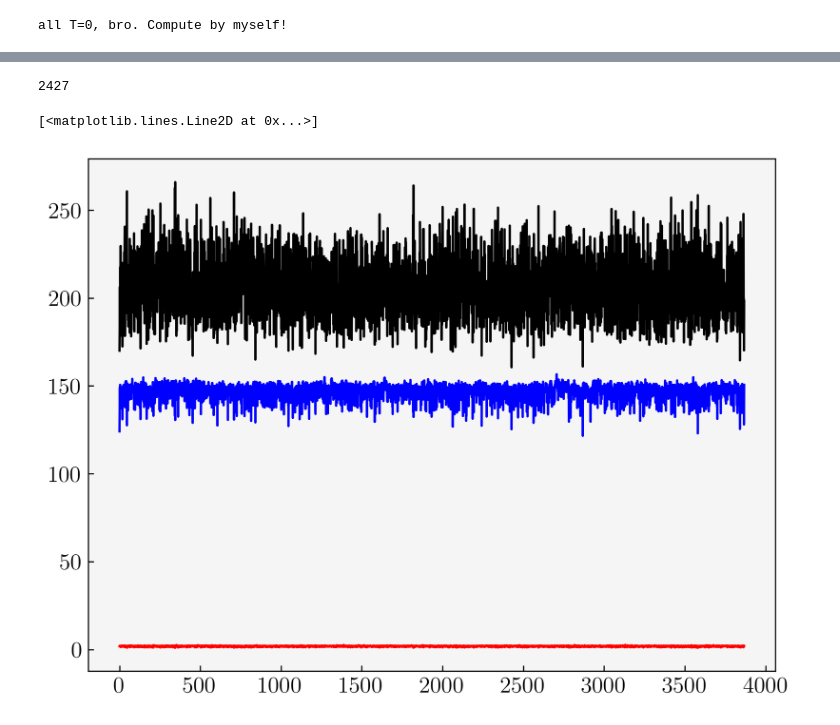
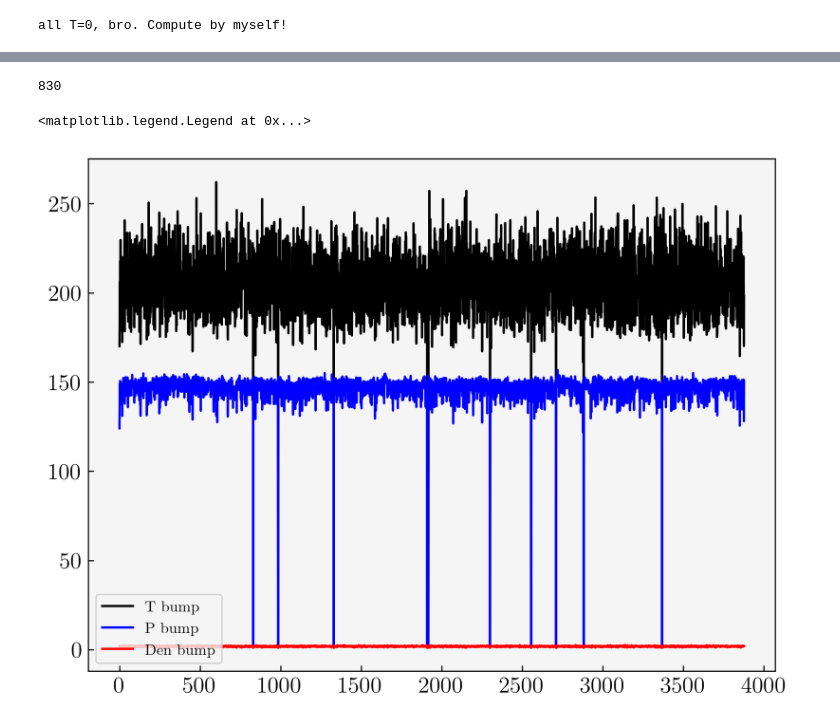
Before and after one commit to rich-tde/tde_wind, a Jupyter notebook: shock_surface.ipynb, the cells around one changed output, grey strips where cells are left out. Drawn from its saved outputs; the diff is of its cells as text; code cells hidden in the pictures.

```diff
--- a/shock_surface.ipynb
+++ b/shock_surface.ipynb
@@ -41,15 +41,13 @@ def ray_tracer(sim_tree, X, Y, Z, are_u_shock, x_zone, y_zone, z_zone, all_idx,
         if check_zone == True:
             # dumb way
             idx_zone = np.argmin(np.abs(i_tree-all_idx))
-            #print(i_tree)
             idx_zone = int(idx_zone)
             div_next = div[idx_zone]
             dir_next = dir[idx_zone]
 
             # if lower div v, you discard the ray.
             if div_next < div_v:
-                # print('pass')
-                return False # so then you don't take this cell
+                return False # and then you don't take this cell
 
             # if opposite direction in shocks, you turn/stop.
             if np.dot(dir_sh, dir_next) < 0:
@@ -79,8 +77,8 @@ def shock_surface(sim_tree, X, Y, Z, Temp, Press, Den, are_u_shock, x_zone, y_zo
     indeces = []
 
     # loop over all the cells in the shock zone
-    for idx in range(1760,len(x_zone)):
-        print(idx)
+    for idx in range(len(x_zone)):
+        # print(idx)
         post_tree_index = ray_tracer(sim_tree, X, Y, Z, are_u_shock, x_zone, y_zone, z_zone, all_idx, idx, div, dir, delta, direction = 'post')
         if post_tree_index == False:
             continue
@@ -92,9 +90,9 @@ def shock_surface(sim_tree, X, Y, Z, Temp, Press, Den, are_u_shock, x_zone, y_zo
             else:
                 Tpre = Temp[pre_tree_index]
 
-                bump = Tpost/Tpre
-                # check if the bump is in the same direction of ds. CHECK THIS
-                if bump < 1:
+                Tbump = Tpost/Tpre
+                # check if the Tbump is in the same direction of ds. CHECK THIS
+                if Tbump < 1:
                     continue
 
                 surface_x.append(x_zone[idx])
@@ -112,7 +110,7 @@ def shock_surface(sim_tree, X, Y, Z, Temp, Press, Den, are_u_shock, x_zone, y_zo
 
                 def temperature_bump(mach):
                     gamma = 5/3
-                    to_solve =  ((gamma-1) * mach**2 + 2) * (2 * gamma * mach**2 - (gamma-1)) / ((gamma+1)**2 * mach**2) - bump
+                    to_solve =  ((gamma-1) * mach**2 + 2) * (2 * gamma * mach**2 - (gamma-1)) / ((gamma+1)**2 * mach**2) - Tbump
                     to_solve = float(to_solve)
                     return to_solve
 
@@ -212,7 +242,7 @@ if save == True:
 outlier = np.argmin(surface_mach)
 print(outlier)
 # %% [output]
-2427
+830
 # %%
 epsilon = 0.02
 z_chosen = 0#surface_z[outlier]
@@ -240,10 +270,11 @@ if folder == 'sedov':
 # %%
 plt.plot(surface_mach, c = 'k', label = 'T bump')
 plt.plot(surface_Pmach, c = 'b', label = 'P bump')
 plt.plot(surface_Denmach, c = 'r', label = 'Den bump')
+plt.legend(loc = 'lower left')
 # %% [output]
-[<matplotlib.lines.Line2D at 0x...>]
+<matplotlib.legend.Legend at 0x...>
-[figure, old version]
+[figure, new version]
 # %%
 plt.plot(surface_mach[slice_surface], c = 'k')
 # plt.scatter(outlier, surface_mach[np.logical_and(surface_z<z_chosen+step, surface_z>z_chosen-step)][outlier], c = 'r')
```
Also changed, not shown: parts of 7 cells of this notebook, 30 other files.
